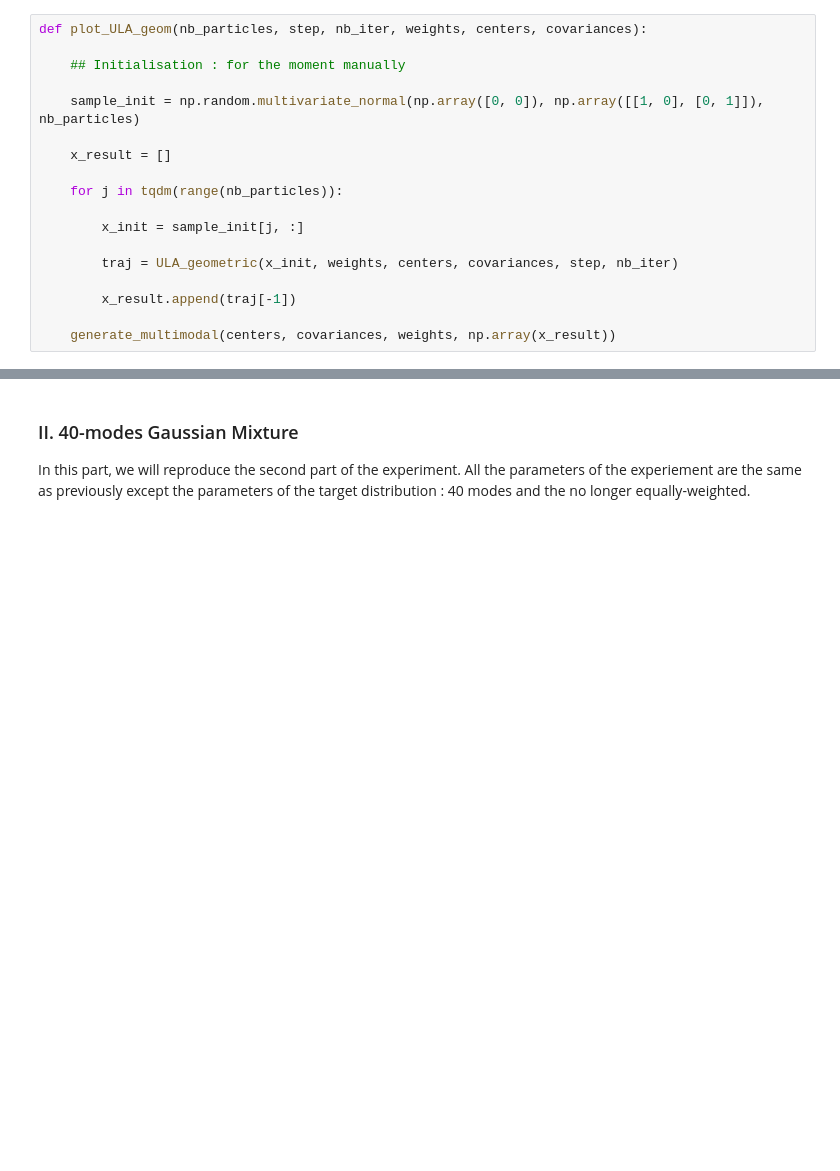
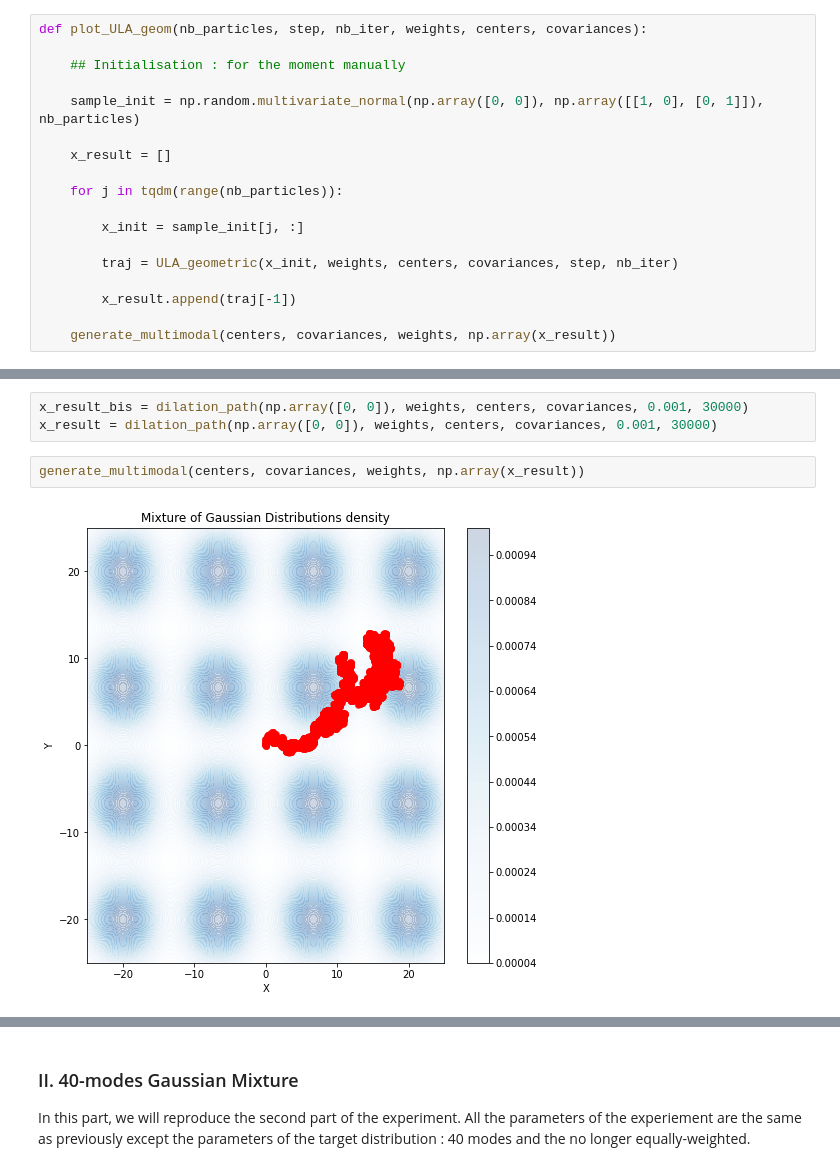
Before and after one commit to PyTomSss/Research_Project-Imperial_College, a Jupyter notebook: Dilation_path_experiment.ipynb, the cells around one changed output, grey strips where cells are left out. Cells and saved outputs as stored; diff of their text form; blank space fills up the shorter version.

```diff
--- a/Dilation_path_experiment.ipynb
+++ b/Dilation_path_experiment.ipynb
@@ -592,0 +606,7 @@ Let's plot the same graphs as in the article :
+# %%
+x_result_bis = dilation_path(np.array([0, 0]), weights, centers, covariances, 0.001, 30000)
+x_result = dilation_path(np.array([0, 0]), weights, centers, covariances, 0.001, 30000)
+# %%
+generate_multimodal(centers, covariances, weights, np.array(x_result))
+# %% [output]
+[figure, added]
```
Also changed, not shown: parts of 14 cells of this notebook, 1 other file.
